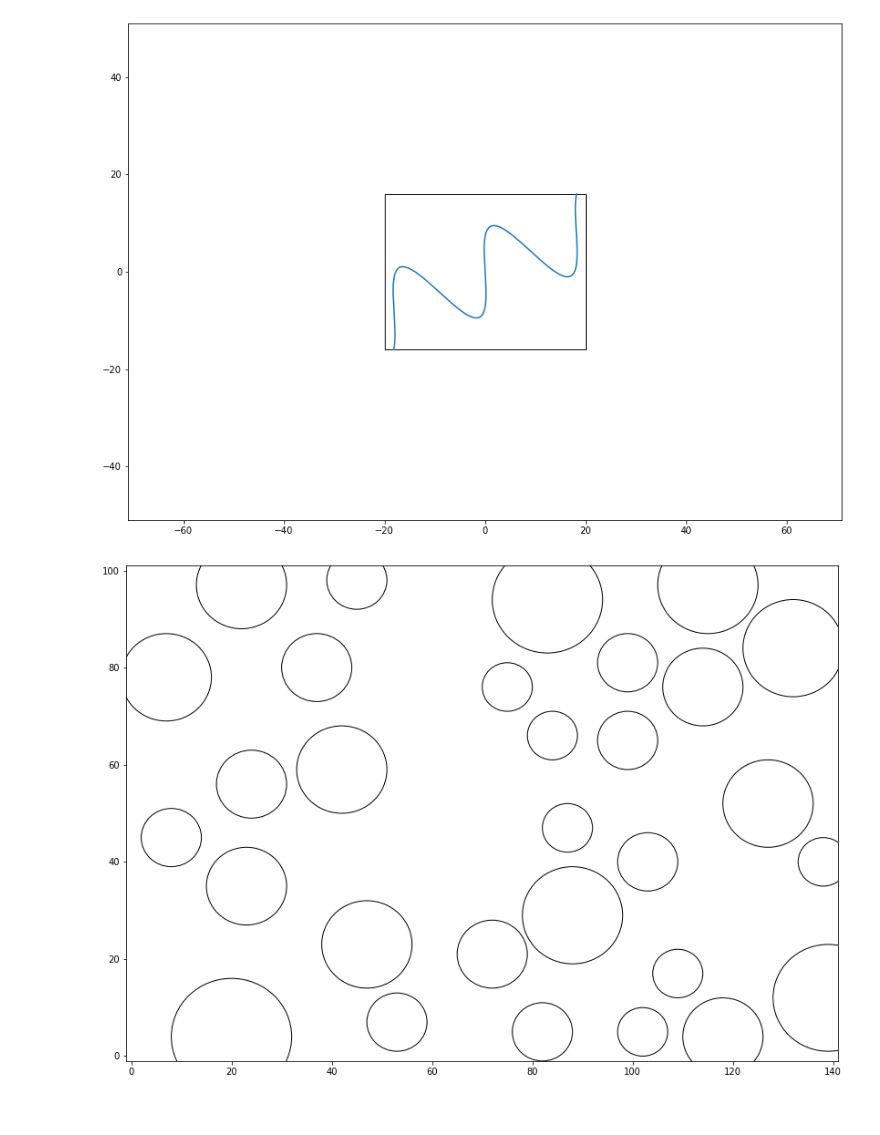
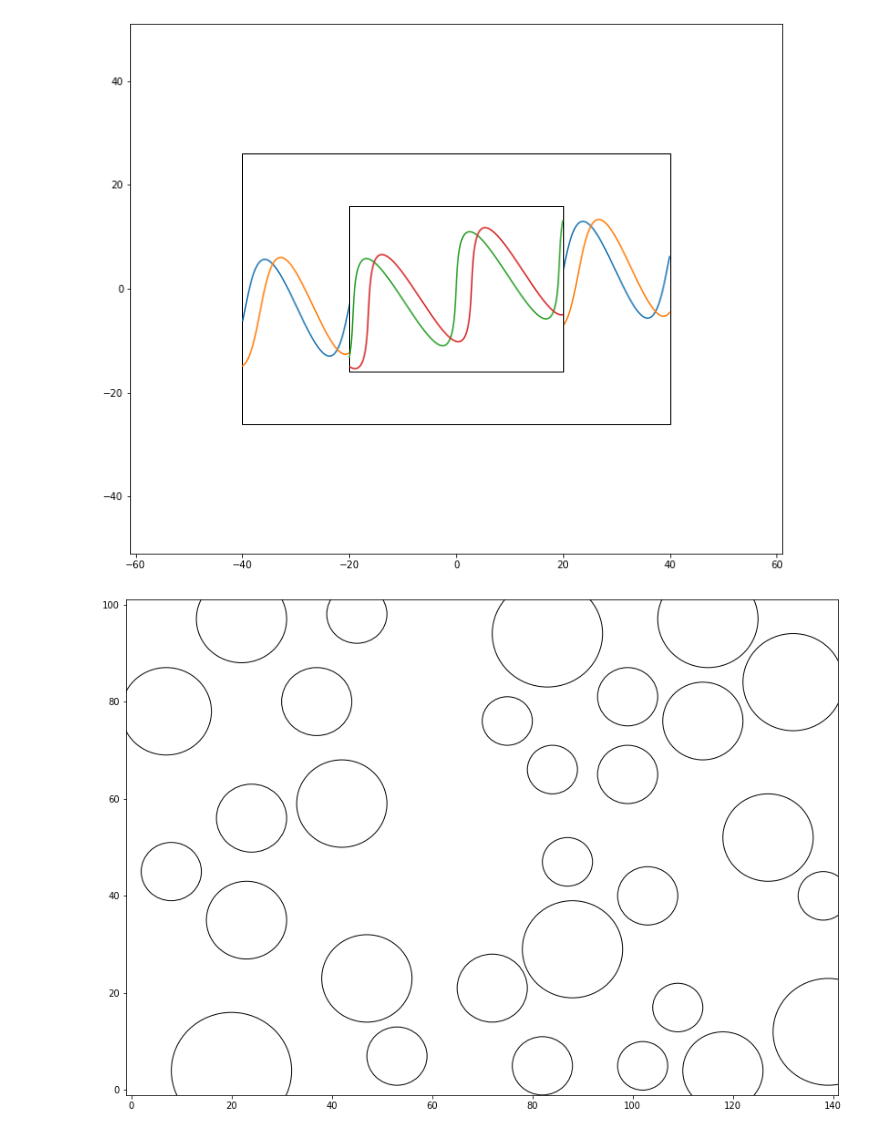
Before and after one commit to ej-white/gallery, a Jupyter notebook: sines.ipynb, the cells around one changed output. Cells and saved outputs as stored; diff of their text form; code cells hidden in the pictures.

Commit message:
added function for box and sines

```diff
--- a/sines.ipynb
+++ b/sines.ipynb
@@ -29,0 +27,9 @@ def sine_wave(x, A=1, wavelength=1, intercept=0):
+# %%
+def clip_function(x, y, width, height):
+    x[x <= -width/2] = np.nan
+    x[x >= width/2] = np.nan
+
+    y[y >= height/2] = np.nan
+    y[y <= -height/2] = np.nan
+
+    return x, y
@@ -30,55 +48,42 @@ def sine_wave(x, A=1, wavelength=1, intercept=0):
+# %%
+def plot_box_and_sines(width, height, angle, amplitude, wavelength, shift_spread, zorder=1):
+    # Create background and border
+    rect_fill = plt.Rectangle((-width/2, -height/2), width, height, color='w', fill=True, zorder=zorder)
+    ax.add_artist(rect_fill)
+    rect_border = plt.Rectangle((-width/2, -height/2), width, height, color='k', fill=False, zorder=zorder)
+    ax.add_artist(rect_border)
+
+    shift = 0
+    rotate_and_draw(width, height, angle, amplitude, wavelength, shift, zorder=zorder+1)
+    rotate_and_draw(width, height, angle, amplitude, wavelength, shift+shift_spread, zorder=zorder+1)
 # %%
-xmin = -70
-xmax = 70
+xmin = -60
+xmax = 60
 ymin = -50
 ymax = 50
 
-
-width_1 = 40
-height_1 = 32
 # Set the axis
 figure, ax = plt.subplots()
 ax.set_xlim((xmin - 1, xmax + 1))
 ax.set_ylim((ymin - 1, ymax + 1))
 
+ang = 15
+amp = 10
+wvl = 20
+wave_spread = 3
+plot_box_and_sines(80, 52, ang-8, amp, wvl, wave_spread, zorder=1)
 
-# Get x values of the sine wave
-#xrange = np.arange(-width_1, width_1, 3);
-# Unrotate corners of box to get x_range that lines up after rotating
-angle = 25
-x_pre_rot, _ = rotate_data(np.array([-width_1/2, width_1/2]), np.array([-height_1/2, height_1/2]), -angle)
-xrange = np.arange(x_pre_rot[0], x_pre_rot[1], .01);
+plot_box_and_sines(40, 32, ang, amp, wvl, wave_spread, zorder=3)
 
-intercept = 0
-wavelength = 20
-amplitude = height_1/4
-f_x = sine_wave(xrange, A=amplitude, wavelength=wavelength, intercept=intercept)
+#rotate_and_draw(80, 32, 15, 10, 20, 0, zorder=1)
+
 
 #plt.axis('off')
 
-
-rect_fill = plt.Rectangle((-width_1/2, -height_1/2), width_1, height_1, color='w', fill=True, zorder=1)
-ax.add_artist(rect_fill)
-rect_border = plt.Rectangle((-width_1/2, -height_1/2), width_1, height_1, color='k', fill=False, zorder=1)
-ax.add_artist(rect_border)
-
-
-x_rot, y_rot = rotate_data(xrange, f_x, angle)
-
-# Trim excess outside rectangle
-x_rot[x_rot <= -width_1/2] = np.nan
-x_rot[x_rot >= width_1/2] = np.nan
-
-# Trim the function above/below the rectangle
-y_rot[y_rot >= 16] = np.nan
-y_rot[y_rot <= -16] = np.nan
-
-plt.plot(x_rot, y_rot, zorder=1)
-#plt.plot(xrange, f_x)
 #plt.grid(True, which='both')
 plt.show()
 # %% [output]
-[figure, old version]
+[figure, new version]
 # %%
 def draw_circles(n=5, fill=False, clip=False):
 
```
Also changed, not shown: parts of 5 cells of this notebook.
